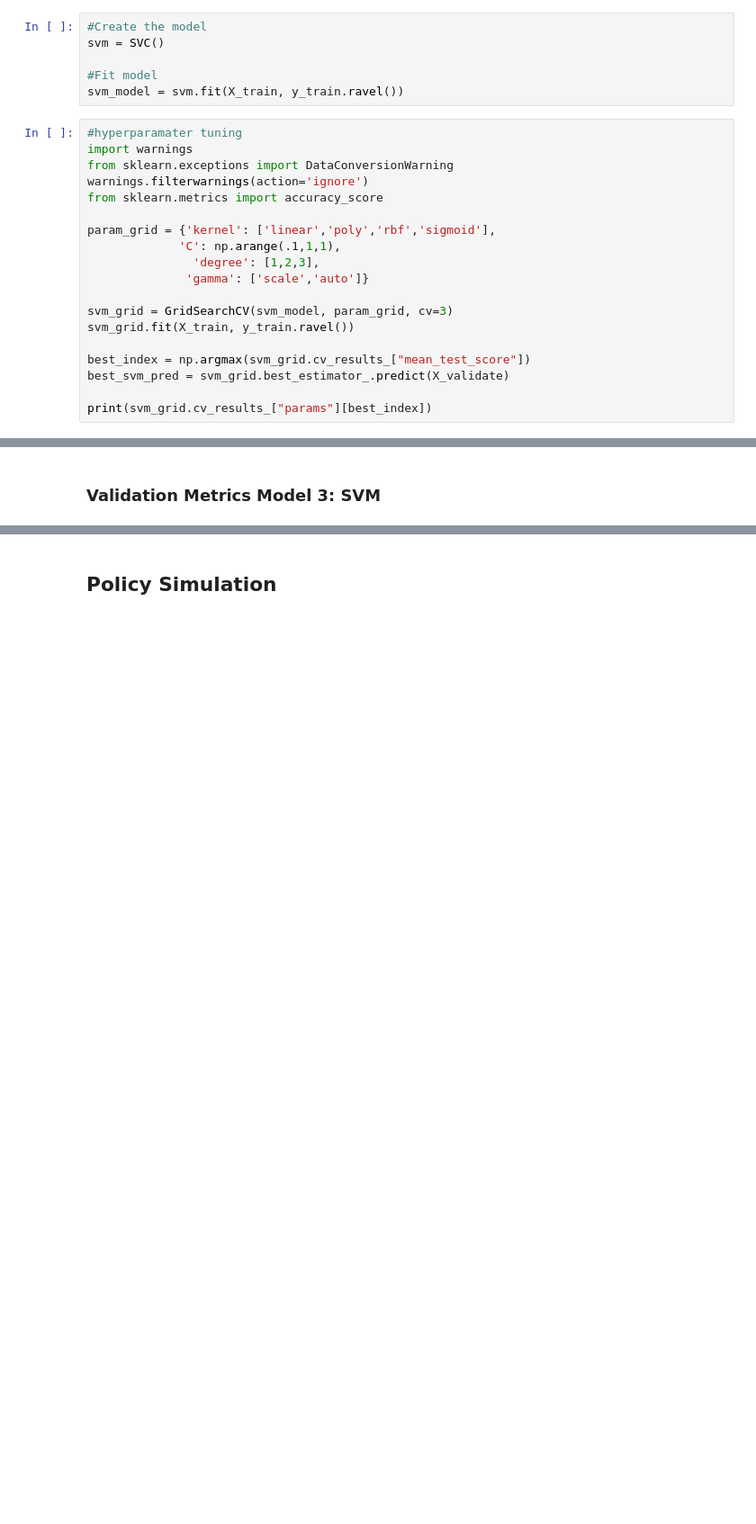
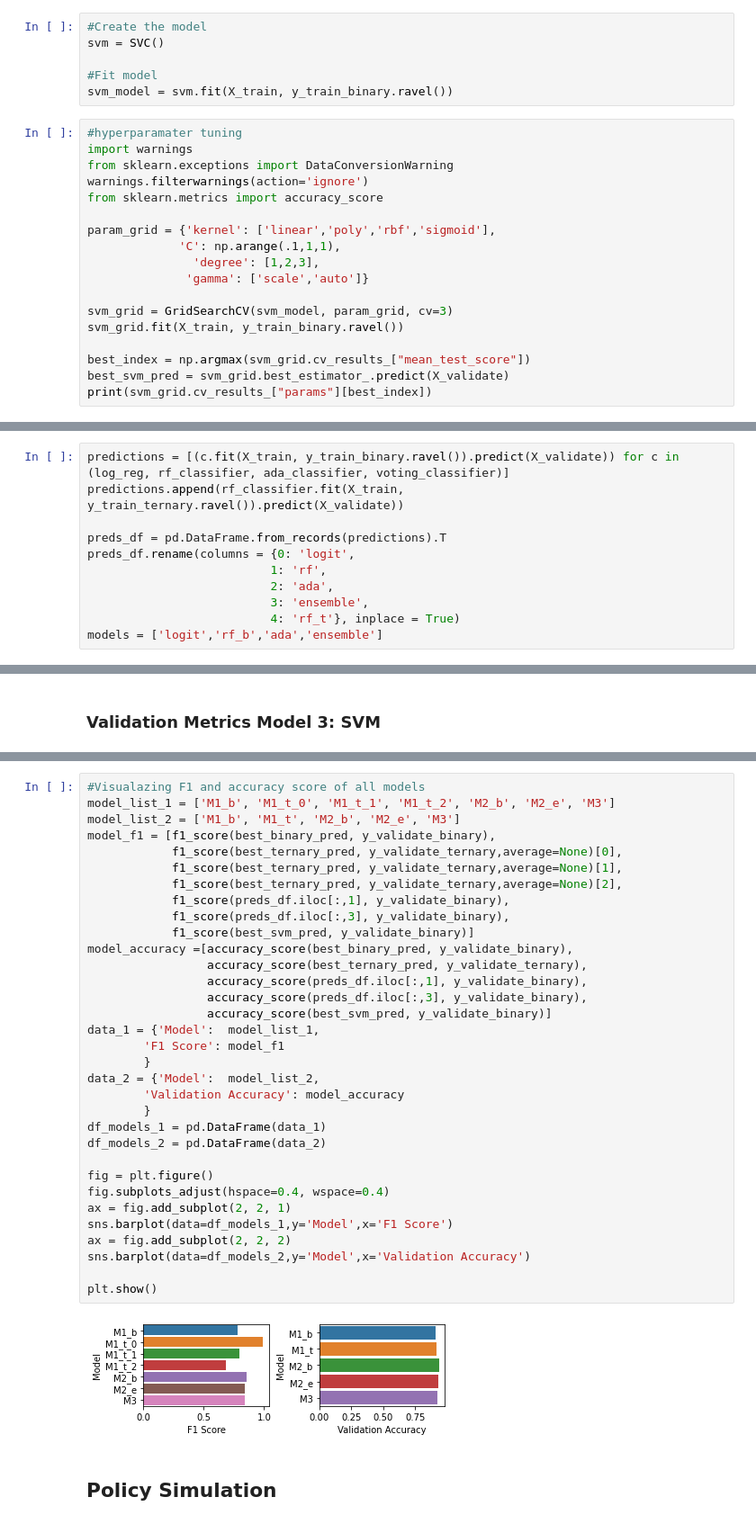
Before and after one commit to stevenherrera24/CSS-Project3-Team5-Fall2022, a Jupyter notebook: Project 3 Students.ipynb, the cells around one changed output, grey strips where cells are left out. Shown at 90% size. Cells and saved outputs as stored; diff of their text form; blank space fills up the shorter version.

```diff
--- a/Project 3 Students.ipynb
+++ b/Project 3 Students.ipynb
@@ -464,7 +443,7 @@ X_train, X_validate, y_train, y_validate = train_test_split(X_train, y_train, tr
 svm = SVC()
 
 #Fit model
-svm_model = svm.fit(X_train, y_train.ravel())
+svm_model = svm.fit(X_train, y_train_binary.ravel())
 # %%
 #hyperparamater tuning
 import warnings
@@ -478,11 +457,10 @@ param_grid = {'kernel': ['linear','poly','rbf','sigmoid'],
               'gamma': ['scale','auto']}
 
 svm_grid = GridSearchCV(svm_model, param_grid, cv=3)
-svm_grid.fit(X_train, y_train.ravel())
+svm_grid.fit(X_train, y_train_binary.ravel())
 
 best_index = np.argmax(svm_grid.cv_results_["mean_test_score"])
 best_svm_pred = svm_grid.best_estimator_.predict(X_validate)
-
 print(svm_grid.cv_results_["params"][best_index])
 # %% [output]
 {'C': 0.1, 'degree': 1, 'gamma': 'scale', 'kernel': 'linear'}
@@ -545,3 +527,14 @@ Here, since we are using a multiclass label, identifying precision, recall, and
 # %% [markdown]
 ### Validation Metrics Model 2: Ensemble method
+# %%
+predictions = [(c.fit(X_train, y_train_binary.ravel()).predict(X_validate)) for c in (log_reg, rf_classifier, ada_classifier, voting_classifier)]
+predictions.append(rf_classifier.fit(X_train, y_train_ternary.ravel()).predict(X_validate))
+
+preds_df = pd.DataFrame.from_records(predictions).T
+preds_df.rename(columns = {0: 'logit',
+                          1: 'rf',
+                          2: 'ada',
+                          3: 'ensemble',
+                          4: 'rf_t'}, inplace = True)
+models = ['logit','rf_b','ada','ensemble']
 # %%
@@ -596,3 +598,38 @@ F1 Score 0.9183540169823645
+# %%
+#Visualazing F1 and accuracy score of all models
+model_list_1 = ['M1_b', 'M1_t_0', 'M1_t_1', 'M1_t_2', 'M2_b', 'M2_e', 'M3']
+model_list_2 = ['M1_b', 'M1_t', 'M2_b', 'M2_e', 'M3']
+model_f1 = [f1_score(best_binary_pred, y_validate_binary),
+            f1_score(best_ternary_pred, y_validate_ternary,average=None)[0],
+            f1_score(best_ternary_pred, y_validate_ternary,average=None)[1],
+            f1_score(best_ternary_pred, y_validate_ternary,average=None)[2],
+            f1_score(preds_df.iloc[:,1], y_validate_binary),
+            f1_score(preds_df.iloc[:,3], y_validate_binary),
+            f1_score(best_svm_pred, y_validate_binary)]
+model_accuracy =[accuracy_score(best_binary_pred, y_validate_binary),
+                 accuracy_score(best_ternary_pred, y_validate_ternary),
+                 accuracy_score(preds_df.iloc[:,1], y_validate_binary),
+                 accuracy_score(preds_df.iloc[:,3], y_validate_binary),
+                 accuracy_score(best_svm_pred, y_validate_binary)]
+data_1 = {'Model':  model_list_1,
+        'F1 Score': model_f1
+        }
+data_2 = {'Model':  model_list_2,
+        'Validation Accuracy': model_accuracy
+        }
+df_models_1 = pd.DataFrame(data_1)
+df_models_2 = pd.DataFrame(data_2)
+
+fig = plt.figure()
+fig.subplots_adjust(hspace=0.4, wspace=0.4)
+ax = fig.add_subplot(2, 2, 1)
+sns.barplot(data=df_models_1,y='Model',x='F1 Score')
+ax = fig.add_subplot(2, 2, 2)
+sns.barplot(data=df_models_2,y='Model',x='Validation Accuracy')
+
+plt.show()
+# %% [output]
+[figure, added]
 # %% [markdown]
 ## Policy Simulation
 # %% [markdown]
```
Also changed, not shown: parts of 57 cells of this notebook, 1 other file.
